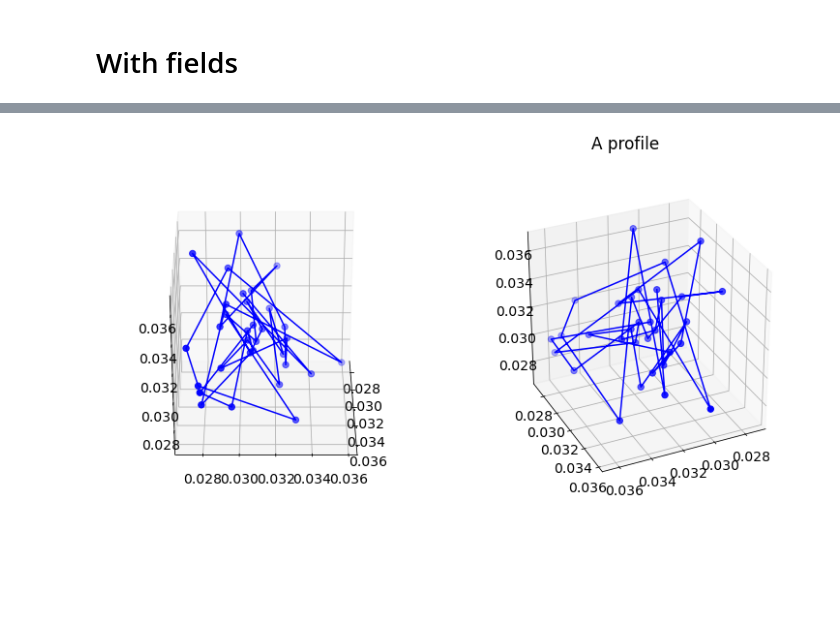
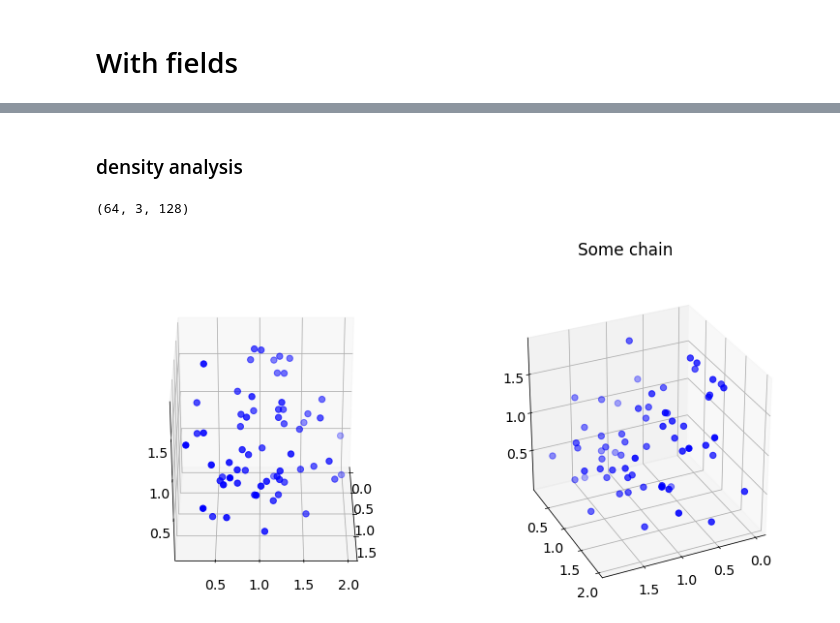
Before and after one commit to Ssalazar12/Physics, a Jupyter notebook: Self-Consistent Field Theory/montecarlo_analysis.ipynb, the cells around one changed output, grey strips where cells are left out. Saved outputs shown, nothing was run; the diff lists cells and outputs as text; code cells hidden in the pictures; blank space fills up the shorter version.

```diff
--- a/Self-Consistent Field Theory/montecarlo_analysis.ipynb
+++ b/Self-Consistent Field Theory/montecarlo_analysis.ipynb
@@ -64,7 +64,7 @@ def clean_polymers(coord_polymer):
 # %% [markdown]
 ## Analysis without fields
 # %%
-id_string = 'no_fields'
+id_string = 'longer_no_fields'
 # %%
 
 acceptance_ratios = np.loadtxt(id_string+'/acceptance_ratio.csv', delimiter=',')
@@ -166,7 +166,7 @@ plt.savefig(id_string+'_displacements.png')
 # %% [markdown]
 # With fields
 # %%
-id_string = 'fields'
+id_string = 'longer_fields'
 # %%
 montecarlo_chains = pd.read_pickle(id_string+'/montecarlo_chains_polymers.pkl')
 # %%
@@ -214,0 +204,2 @@ total_profile = mean_A + mean_A
+# %% [markdown]
+### density analysis
@@ -215,19 +232,21 @@ total_profile = mean_A + mean_A
+# %%
+chains_arr = np.dstack(montecarlo_chains)
+np.shape(chains_arr)
+# %% [output]
+(64, 3, 128)
 # %%
 fig = plt.figure(figsize=(20,6))
-plt.suptitle('A profile')
+plt.suptitle('Some chain')
 angles = [0 , 65]
 i = 1
 # plot the first line
 for angle in angles:
     # initial chain
     ax = fig.add_subplot(1, 3, i, projection='3d')
     ax.view_init(azim=angle)
-    ax.scatter3D(mean_A[:,0], mean_A[:,1], mean_A[:,2],
+    ax.scatter3D(chains_arr[:,0,0], chains_arr[:,1,0], chains_arr[:,2,0],
                  c = 'blue', s=40);
-    plt.plot(mean_A[:,0], mean_A[:,1], mean_A[:,2],
-                 c = 'blue')
+
     i+=1
-
-plt.savefig(id_string+'_A_profile.png')
 # %% [output]
-[figure, old version]
+[figure, new version]
```
Also changed, not shown: parts of 10 cells of this notebook, 4 other files.
